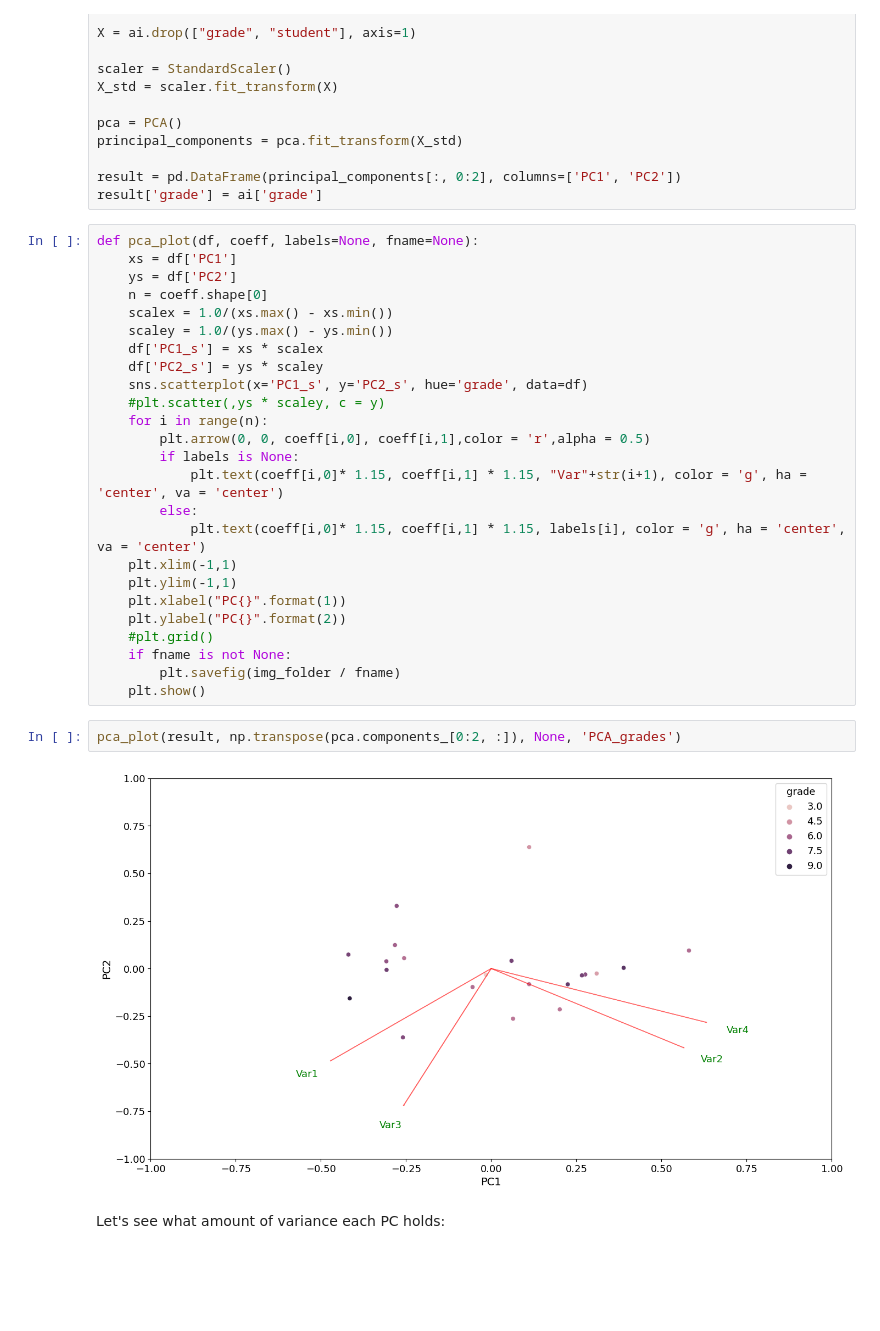
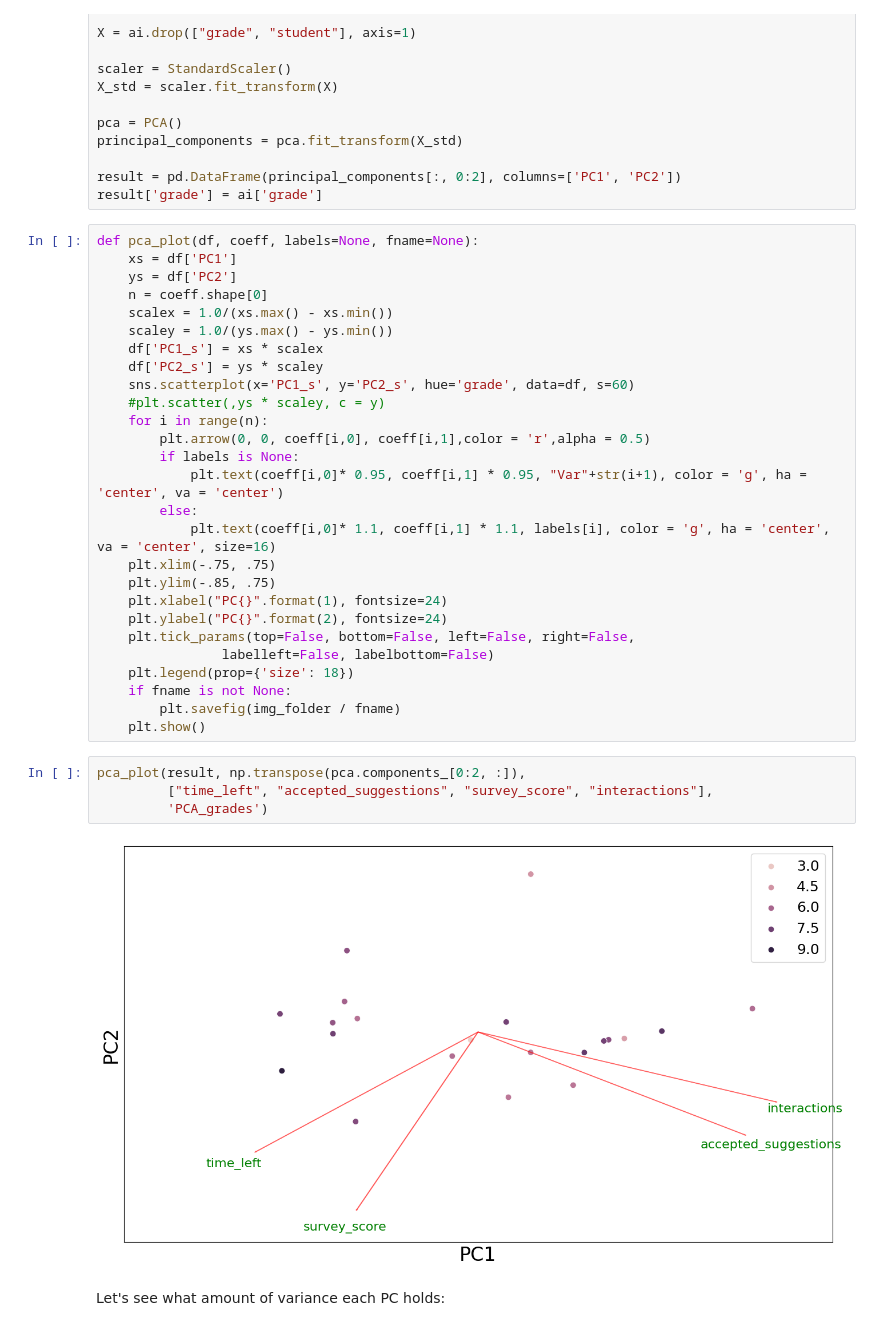
Before and after one commit to Stocastico/Evaluation_paper, a Jupyter notebook: data_analysis/Data_analysis_all.ipynb, the cells around one changed output. Cells and saved outputs as stored; diff of their text form; blank space fills up the shorter version.

```diff
--- a/data_analysis/Data_analysis_all.ipynb
+++ b/data_analysis/Data_analysis_all.ipynb
@@ -941,26 +945,30 @@ def pca_plot(df, coeff, labels=None, fname=None):
     scaley = 1.0/(ys.max() - ys.min())
     df['PC1_s'] = xs * scalex
     df['PC2_s'] = ys * scaley
-    sns.scatterplot(x='PC1_s', y='PC2_s', hue='grade', data=df)
+    sns.scatterplot(x='PC1_s', y='PC2_s', hue='grade', data=df, s=60)
     #plt.scatter(,ys * scaley, c = y)
     for i in range(n):
         plt.arrow(0, 0, coeff[i,0], coeff[i,1],color = 'r',alpha = 0.5)
         if labels is None:
-            plt.text(coeff[i,0]* 1.15, coeff[i,1] * 1.15, "Var"+str(i+1), color = 'g', ha = 'center', va = 'center')
+            plt.text(coeff[i,0]* 0.95, coeff[i,1] * 0.95, "Var"+str(i+1), color = 'g', ha = 'center', va = 'center')
         else:
-            plt.text(coeff[i,0]* 1.15, coeff[i,1] * 1.15, labels[i], color = 'g', ha = 'center', va = 'center')
-    plt.xlim(-1,1)
-    plt.ylim(-1,1)
-    plt.xlabel("PC{}".format(1))
-    plt.ylabel("PC{}".format(2))
-    #plt.grid()
+            plt.text(coeff[i,0]* 1.1, coeff[i,1] * 1.1, labels[i], color = 'g', ha = 'center', va = 'center', size=16)
+    plt.xlim(-.75, .75)
+    plt.ylim(-.85, .75)
+    plt.xlabel("PC{}".format(1), fontsize=24)
+    plt.ylabel("PC{}".format(2), fontsize=24)
+    plt.tick_params(top=False, bottom=False, left=False, right=False,
+                labelleft=False, labelbottom=False)
+    plt.legend(prop={'size': 18})
     if fname is not None:
         plt.savefig(img_folder / fname)
     plt.show()
 # %%
-pca_plot(result, np.transpose(pca.components_[0:2, :]), None, 'PCA_grades')
+pca_plot(result, np.transpose(pca.components_[0:2, :]),
+         ["time_left", "accepted_suggestions", "survey_score", "interactions"],
+         'PCA_grades')
 # %% [output]
-[figure, old version]
+[figure, new version]
 # %% [markdown]
 Let's see what amount of variance each PC holds:
 # %%
```
Also changed, not shown: parts of 9 cells of this notebook, 19 other files.
